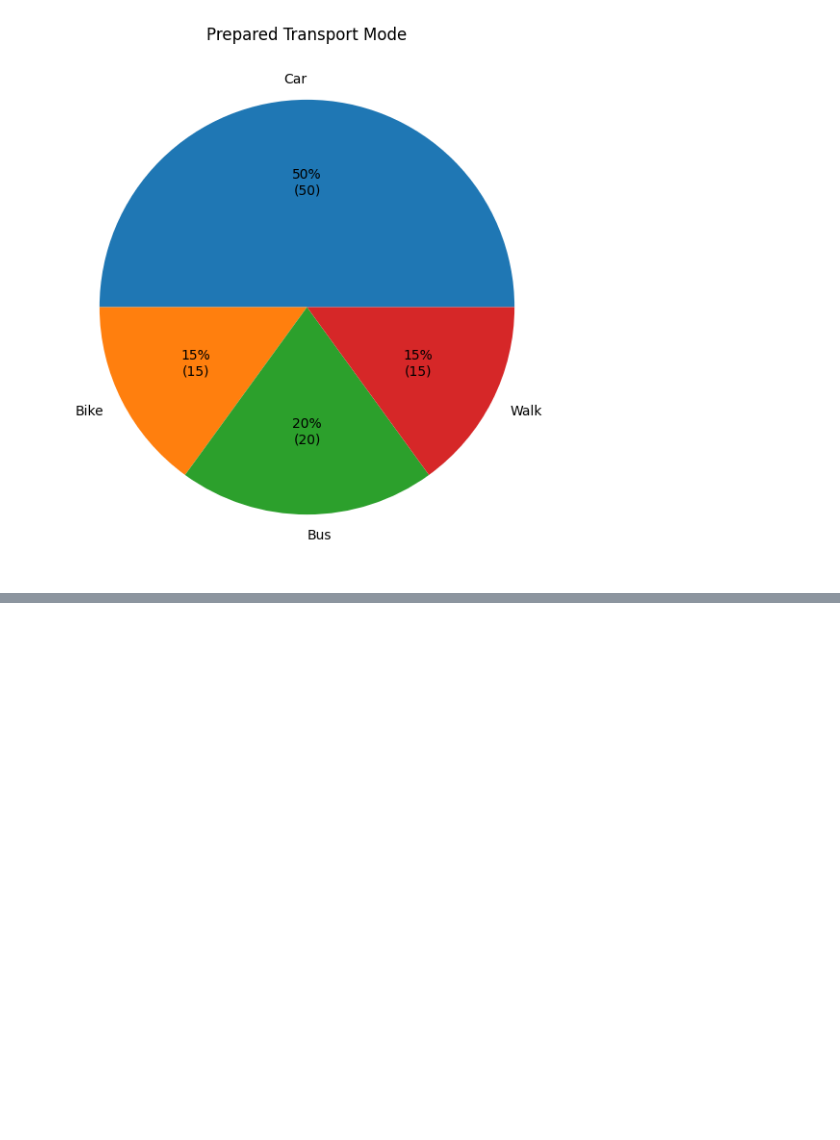
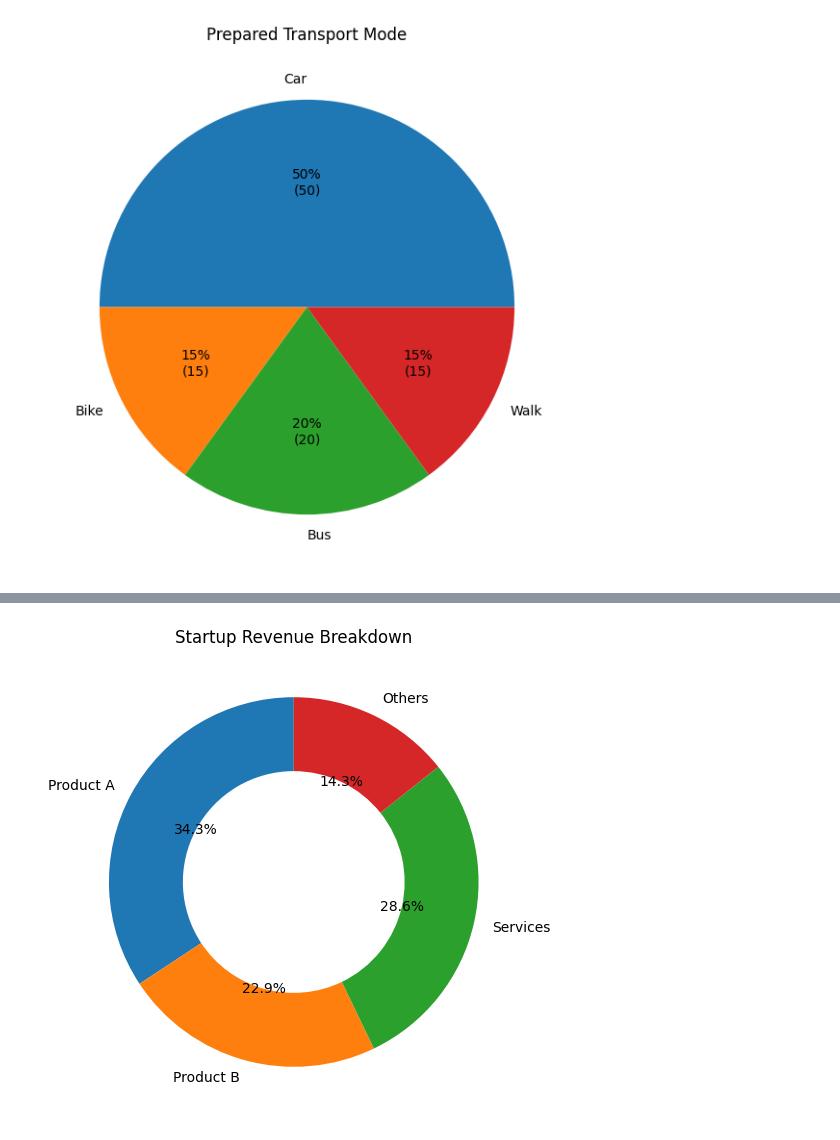
Before and after one commit to HABUDANHAYABK/ArewaDS-Machine-Learning, a Jupyter notebook: Data-Visualizations/Visualization-proportion/notebook.ipynb, the cells around one changed output, grey strips where cells are left out. Saved outputs shown, nothing was run; the diff lists cells and outputs as text; code cells hidden in the pictures; blank space fills up the shorter version.

Commit message:
added donut chart

```diff
--- a/Data-Visualizations/Visualization-proportion/notebook.ipynb
+++ b/Data-Visualizations/Visualization-proportion/notebook.ipynb
@@ -37,0 +49,11 @@ plt.show()
+# %%
+categories = ["Product A", "Product B", "Services", "Others"]
+values = [120, 80, 100, 50]
+
+fig, ax = plt.subplots(figsize=(6, 6))
+wedges, texts, autotexts = ax.pie(values, labels= categories, autopct="%1.1f%%",
+                                  startangle=90, wedgeprops={'width': 0.4})
+ax.set_title("Startup Revenue Breakdown")
+plt.show()
+# %% [output]
+[figure, added]
```
Also changed, not shown: parts of 3 cells of this notebook.
